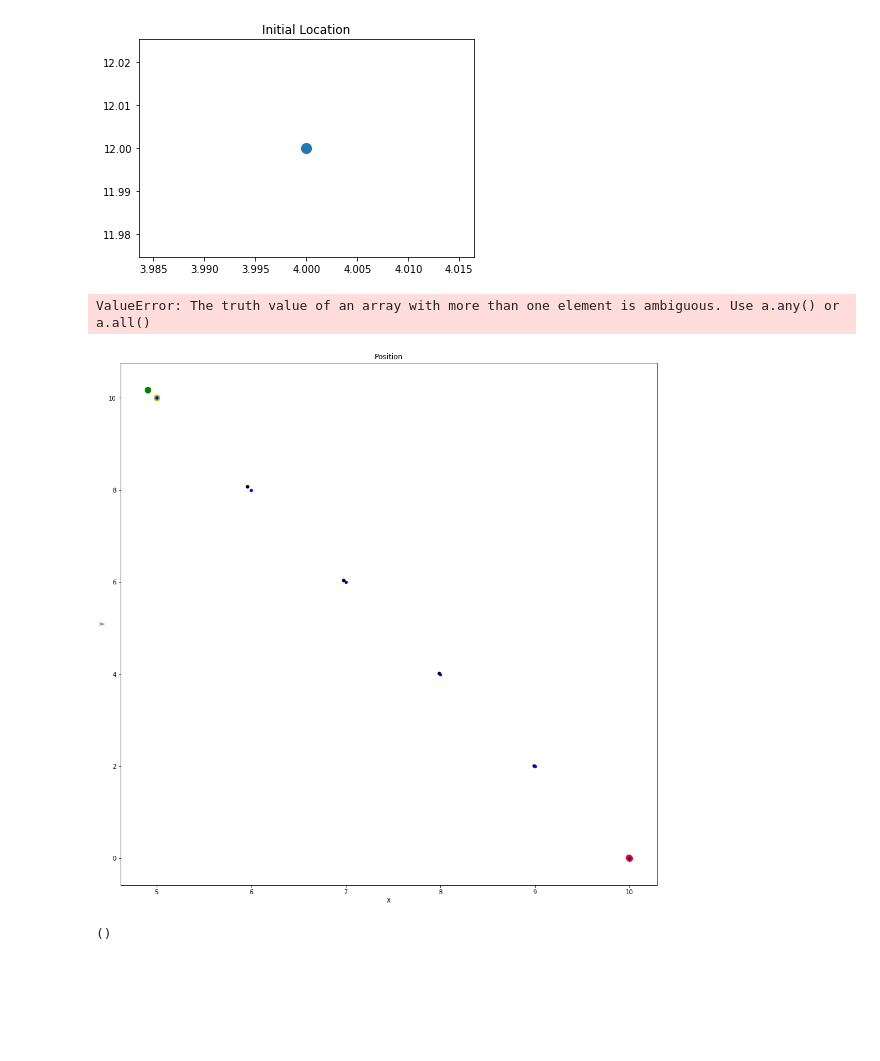
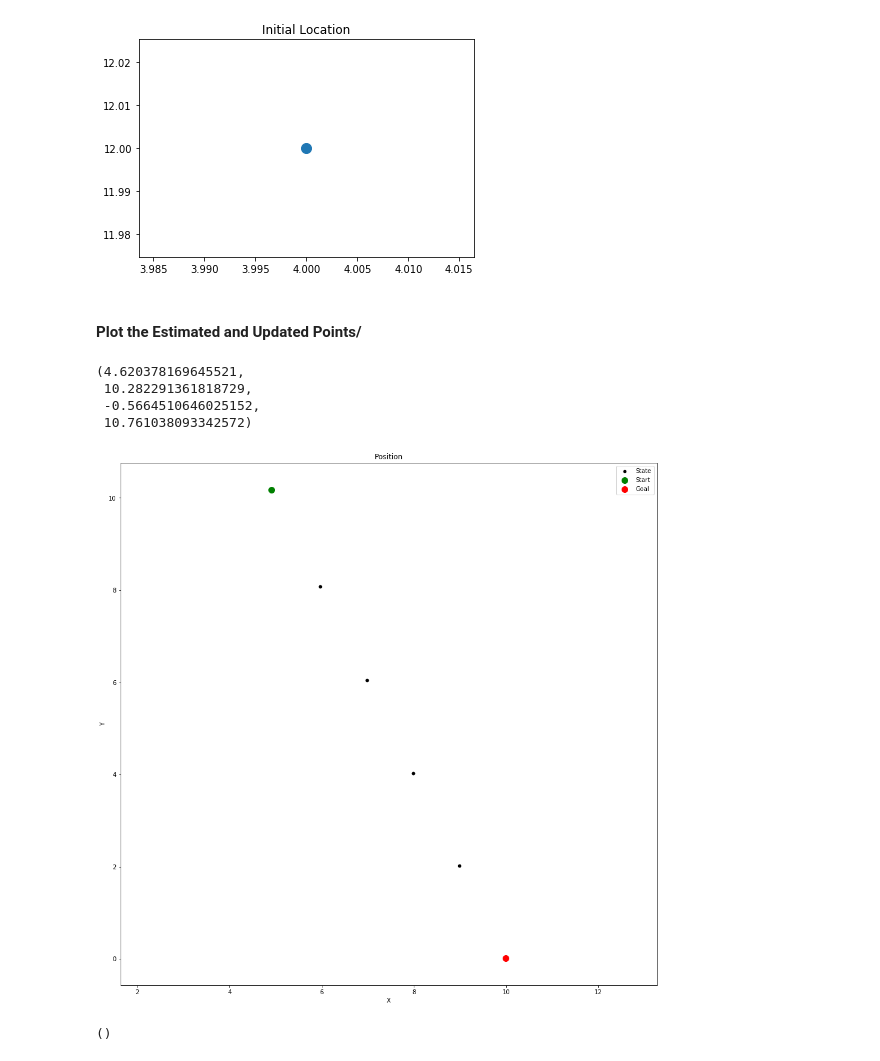
Before and after one commit to sharathsrini/Kalman-Filter-for-Sensor-Fusion, a Jupyter notebook: Kalman_Filter.ipynb, the cells around one changed output. Drawn from its saved outputs; the diff is of its cells as text; code cells hidden in the pictures; blank space fills up the shorter version.

```diff
--- a/Kalman_Filter.ipynb
+++ b/Kalman_Filter.ipynb
@@ -746,24 +749,26 @@ Q = G*G.T*sv**2
 filter(x,P)
 # %% [output]
 [figure]
+# %% [markdown]
+#### Plot the Estimated and Updated Points/
 # %%
 fig = plt.figure(figsize=(16,16))
 plt.scatter(xt,yt, s=20, label='State', c='k')
 plt.scatter(xt[0],yt[0], s=100, label='Start', c='g')
 plt.scatter(xt[-1],yt[-1], s=100, label='Goal', c='r')
-plt.scatter(o[0][0],o[0][1], s=100, label='Start', c='y')
-plt.scatter(o[-1][0] ,o[-1][1], s=100, label='Goal', c='r')
-for i in range (len(o)):
-    plt.scatter(o[i][0],o[i][1], s=20, label='State', c='b')
+
 
 plt.xlabel('X')
 plt.ylabel('Y')
 plt.title('Position')
 plt.legend(loc='best')
 plt.axis('equal')
 # %% [output]
-ValueError: The truth value of an array with more than one element is ambiguous. Use a.any() or a.all()
+(4.620378169645521,
+ 10.282291361818729,
+ -0.5664510646025152,
+ 10.761038093342572)
-[figure, old version]
+[figure, new version]
 # %%
 ()
 # %% [output]
```
Also changed, not shown: parts of 16 cells of this notebook.
